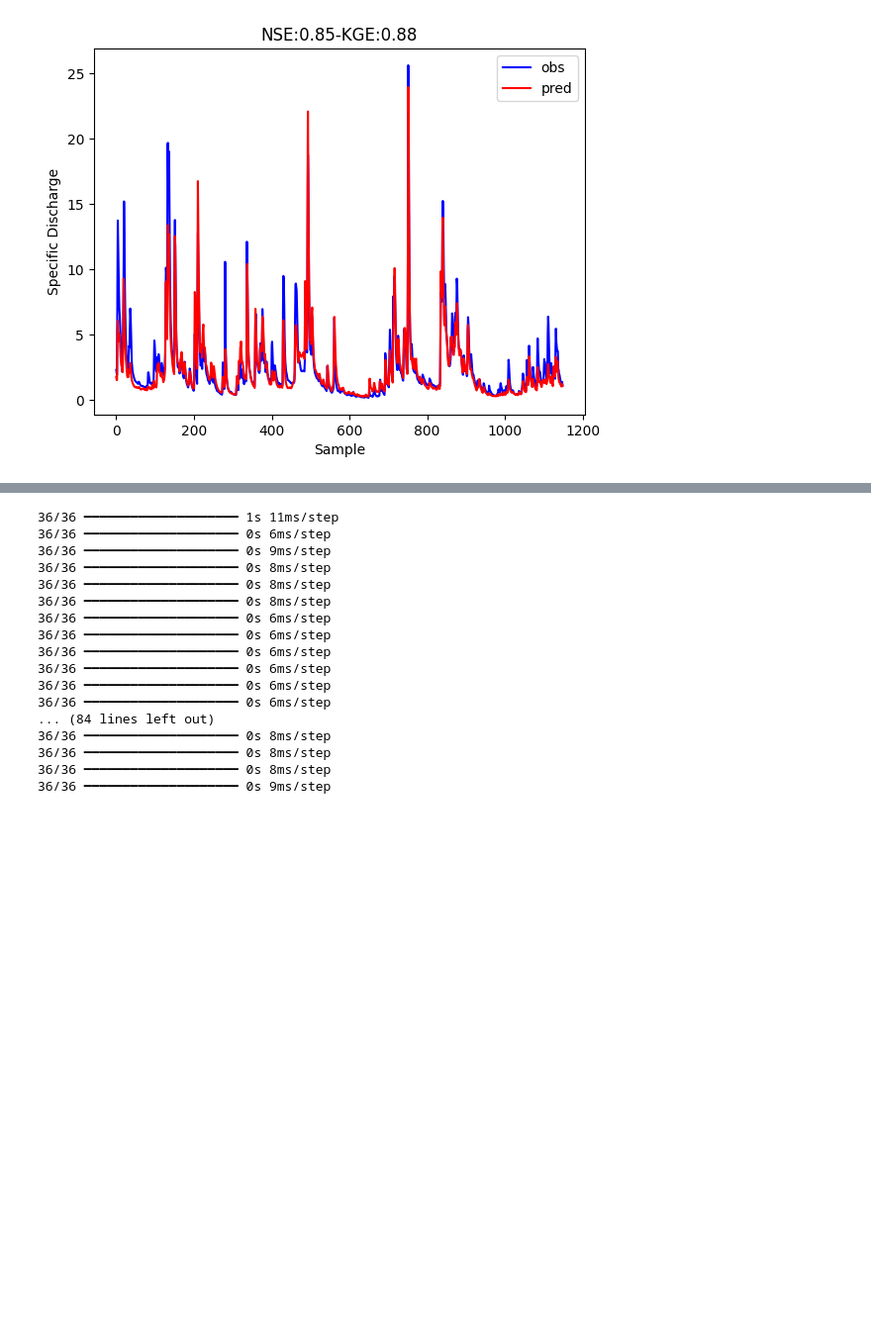
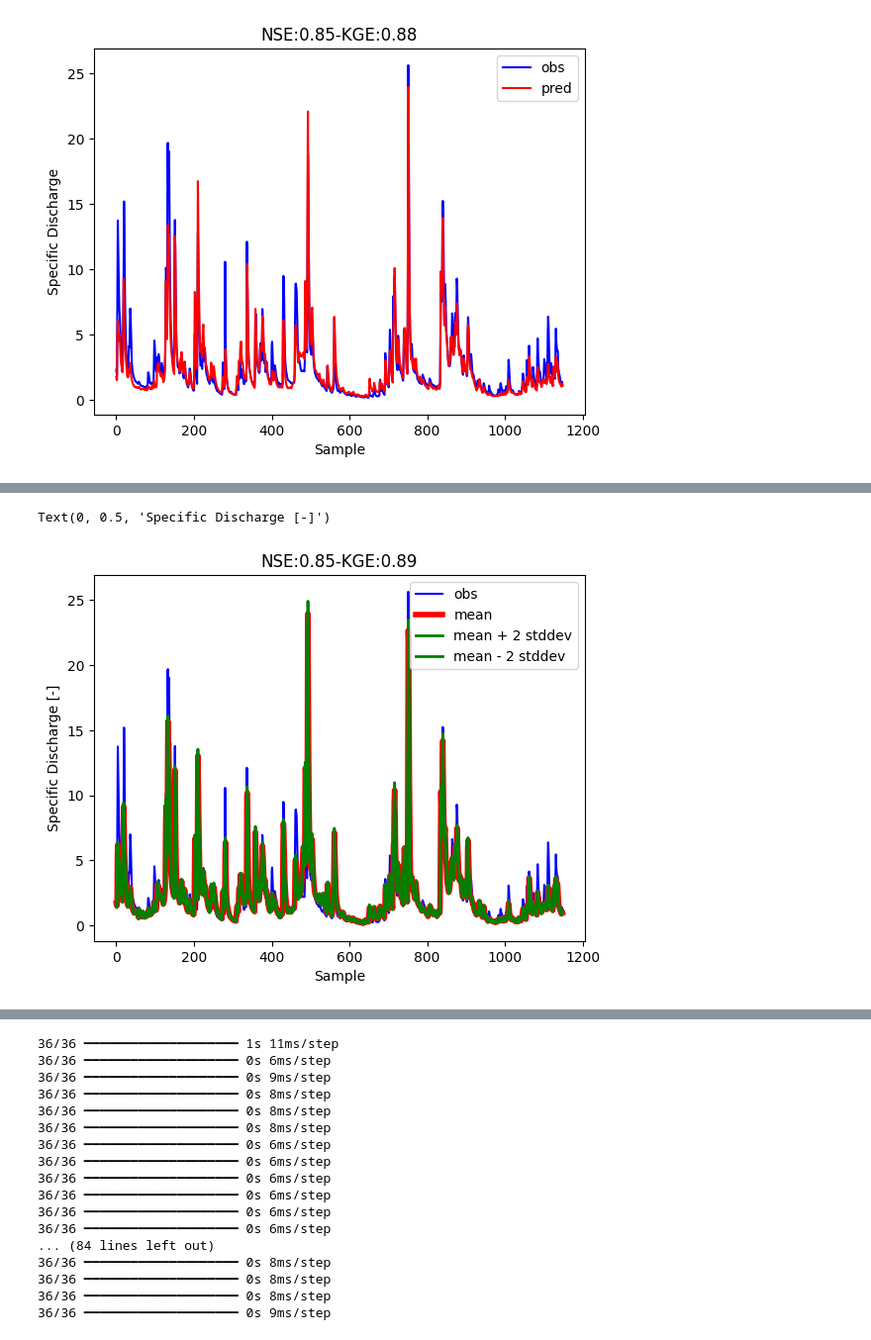
Before and after one commit to sinajahangir/HydrologicalDL_Colab, a Jupyter notebook: KAN_Hydrology_v1.ipynb, the cells around one changed output, grey strips where cells are left out. Shown: that part at 99% size. Drawn from its saved outputs; the diff is of its cells as text; code cells hidden in the pictures; blank space fills up the shorter version.

```diff
--- a/KAN_Hydrology_v1.ipynb
+++ b/KAN_Hydrology_v1.ipynb
@@ -274,7 +259,7 @@ for ii in range(0,1):
   plt.legend()
 
   plt.xlabel('Sample')
-  plt.ylabel('Specific Discharge')
+  plt.ylabel('Specific Discharge [-]')
 # %% [output]
 36/36 [==============================] - 1s 9ms/step
 [figure]
@@ -280,0 +317,4 @@ for ii in range(0,1):
+# %%
+early_call  = tf.keras.callbacks.EarlyStopping(monitor='val_loss', patience=10)
+reduce_callback = tf.keras.callbacks.ReduceLROnPlateau(monitor='val_loss', factor=0.1, patience=5)
+model_KAN.fit(x=x_train,y=y_train,epochs=100,validation_data=(x_val,y_val),callbacks=[early_call,reduce_callback])
@@ -280,0 +340,28 @@ for ii in range(0,1):
+# %%
+#transform y_test
+y_test=yy_*std_q+mean_q
+plt.plot(y_test,c='b',label='obs')
+predictions=[]
+for ii in range(0,1):
+  pred_test=model_KAN(xx_)
+  m = pred_test.mean()
+  s = pred_test.stddev()
+
+  mean=m*std_q+mean_q
+  up=(m+2*s)*std_q+mean_q
+  down=(m-2*s)*std_q+mean_q
+  predictions.append(mean_)
+  plt.plot(mean, 'r', linewidth=4, label='mean');
+  plt.plot(up, 'g', linewidth=2, label=r'mean + 2 stddev');
+  plt.plot(down, 'g', linewidth=2, label=r'mean - 2 stddev');
+
+nse=nash_sutcliffe_error(y_test,mean)
+kge=KGE(mean,y_test)
+plt.title('NSE:%1.2f'%(nse)+ '-KGE:%1.2f'%(kge))
+plt.legend()
+
+plt.xlabel('Sample')
+plt.ylabel('Specific Discharge [-]')
+# %% [output]
+Text(0, 0.5, 'Specific Discharge [-]')
+[figure, added]
```
Also changed, not shown: parts of 10 cells of this notebook.
